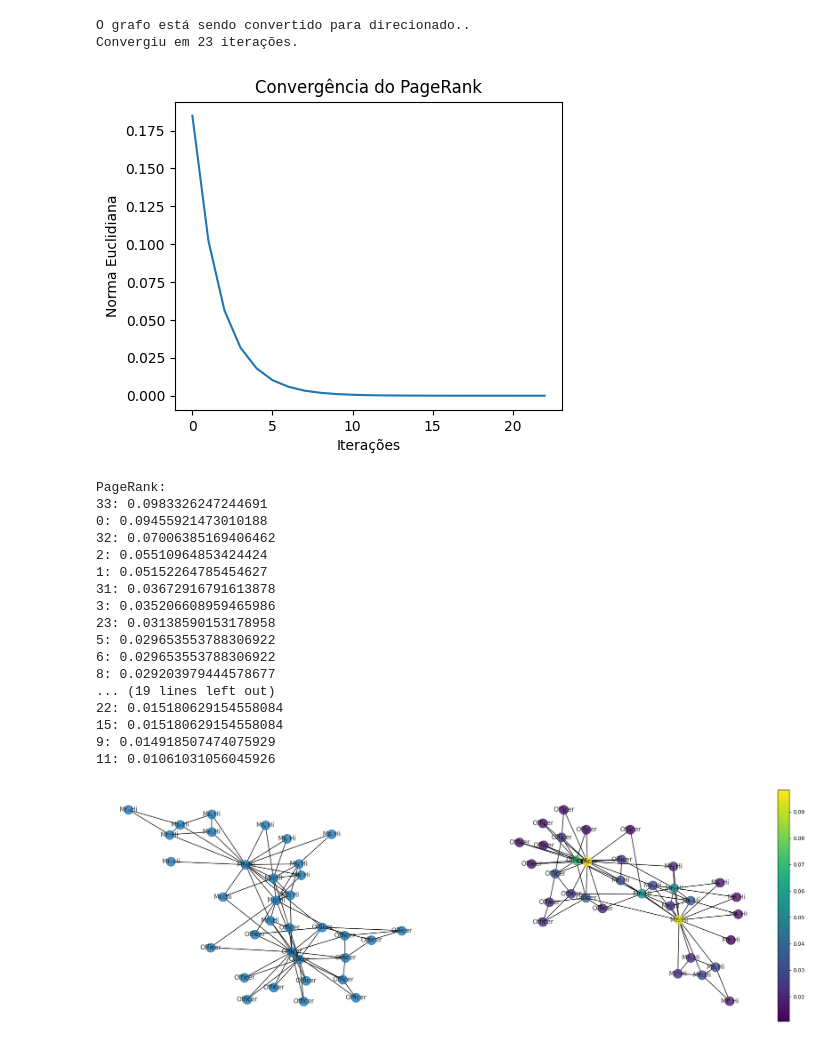
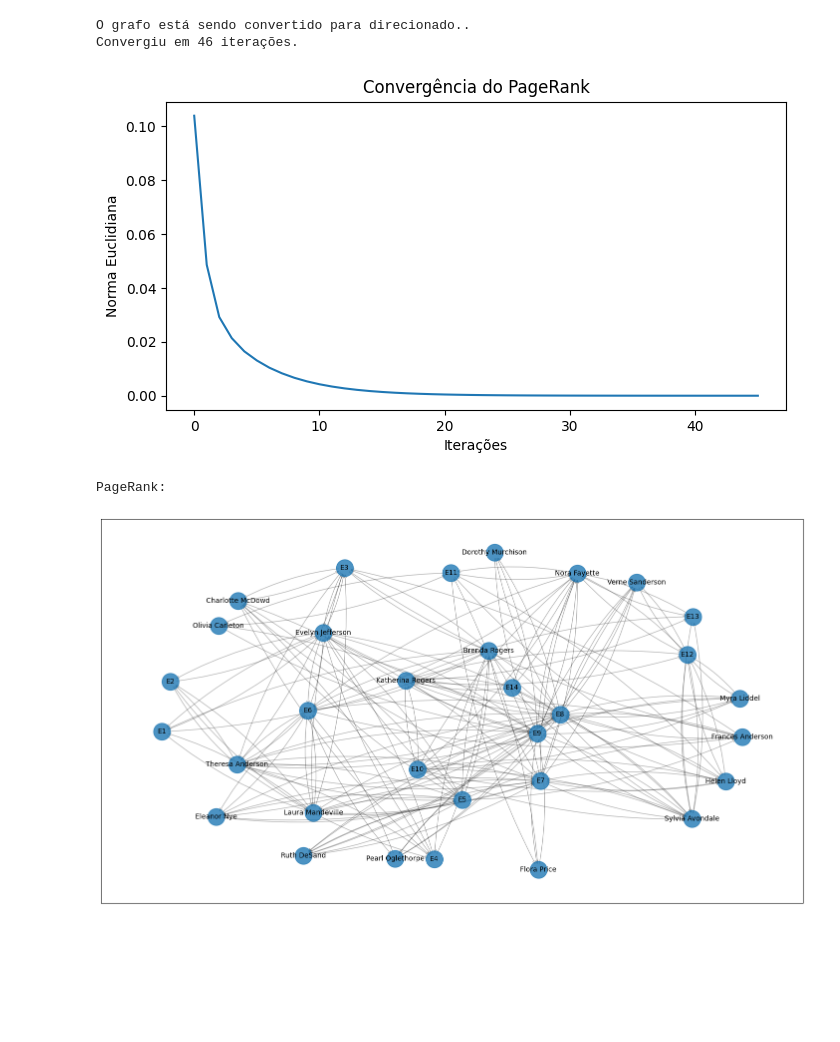
Before and after one commit to nicolessouza/PageRank_MarkovChains, a Jupyter notebook: pagerank.ipynb, the cells around one changed output. Cells and saved outputs as stored; diff of their text form; code cells hidden in the pictures; blank space fills up the shorter version.

Commit message:
Código PageRank Completo

```diff
--- a/pagerank.ipynb
+++ b/pagerank.ipynb
@@ -17,8 +17,11 @@ def make_graph(G):
     node2int = dict(zip(set(G.nodes()), range(n_unique_nodes)))
     int2node = {v:k for k,v in node2int.items()}
 
+    G = nx.relabel_nodes(G, node2int)
 
-    G = nx.relabel_nodes(G, node2int)
+    # salvando a label original dos nós como o atributo 'label'
+    for node in G.nodes():
+        G.nodes[node]['label'] = int2node[node]
 
     # Removendo nós isolados
     nodes = G.nodes()
@@ -103,7 +171,7 @@ def random_walk(G, d, n_iter):
             print(f'Convergiu em {i+1} iterações.')
             break
 
-    plt.figure(figsize=(5,4))
+    plt.figure(figsize=(8,4))
     plt.plot(range(i+1), NORM)
     plt.xlabel('Iterações')
     plt.ylabel('Norma Euclidiana')
@@ -115,6 +183,7 @@ def run(G, d, n_iter):
     # Encontrando o ranqueamento dos nós por meio do PageRank
 
     G, int2node = make_graph(G)
+    ranks = {}
 
     final_probs = random_walk(G, d, n_iter)
 
@@ -127,40 +196,31 @@ def run(G, d, n_iter):
     # Printando o ranking dos nós com os nomes originais
     print('PageRank:')
     for i in np.argsort(final_probs)[::-1]:
-        print(f'{int2node[i]}: {final_probs[i]}')
+        ranks[int2node[i]] = final_probs[i]
+        # print(f'{int2node[i]}: {final_probs[i]}')
+        G.nodes[i]['pagerank'] = final_probs[i]
 
-    plt.figure(figsize=(25,8))
+    # adicionando em cada nó o atributo 'pagerank'
+
+
+
+    plt.figure(figsize=(40,10))
     plt.subplot(121)
     plot_graph(G, None, int2node, bool_final_probs=False)
+    plt.figure(figsize=(40,10))
     plt.subplot(122)
     plot_graph(G, final_probs, int2node, bool_final_probs=True)
     plt.show()
-    return final_probs
+    return ranks, G
 # %%
 d = 0.8
 n_iter = 1000
 
-G = nx.karate_club_graph()
-final_probs = run(G, d, n_iter)
+G = nx.davis_southern_women_graph()
+ranks, G = run(G, d, n_iter)
 # %% [output]
 O grafo está sendo convertido para direcionado..
-Convergiu em 23 iterações.
+Convergiu em 46 iterações.
-[figure, old version]
+[figure, new version]
 PageRank:
-33: 0.0983326247244691
-0: 0.09455921473010188
-32: 0.07006385169406462
-2: 0.05510964853424424
-1: 0.05152264785454627
-31: 0.03672916791613878
-3: 0.035206608959465986
-23: 0.03138590153178958
-5: 0.029653553788306922
-6: 0.029653553788306922
-8: 0.029203979444578677
-... (19 lines left out)
-22: 0.015180629154558084
-15: 0.015180629154558084
-9: 0.014918507474075929
-11: 0.01061031056045926
-[figure, old version]
+[figure, new version]
```
Also changed, not shown: parts of 8 cells of this notebook, 5 other files.
